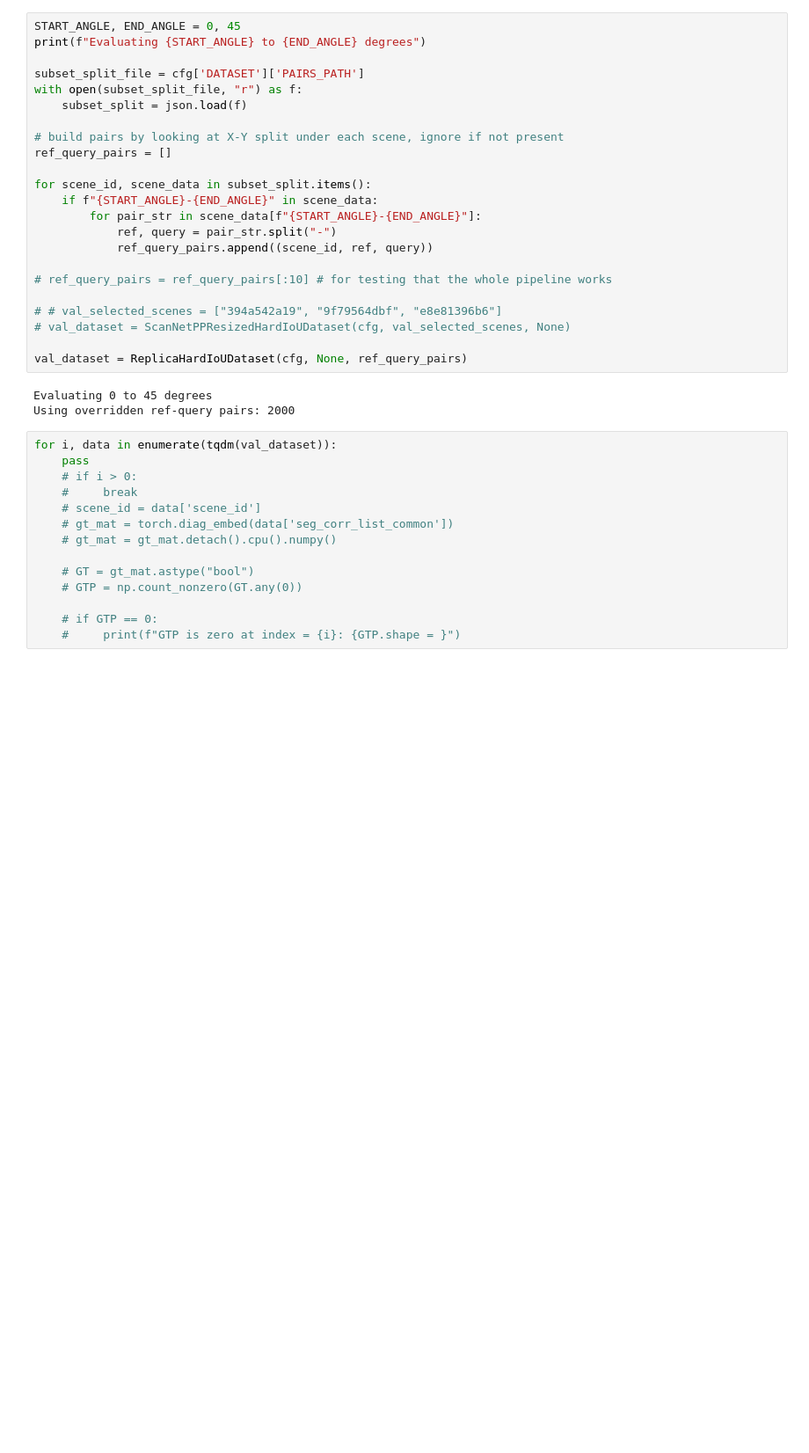
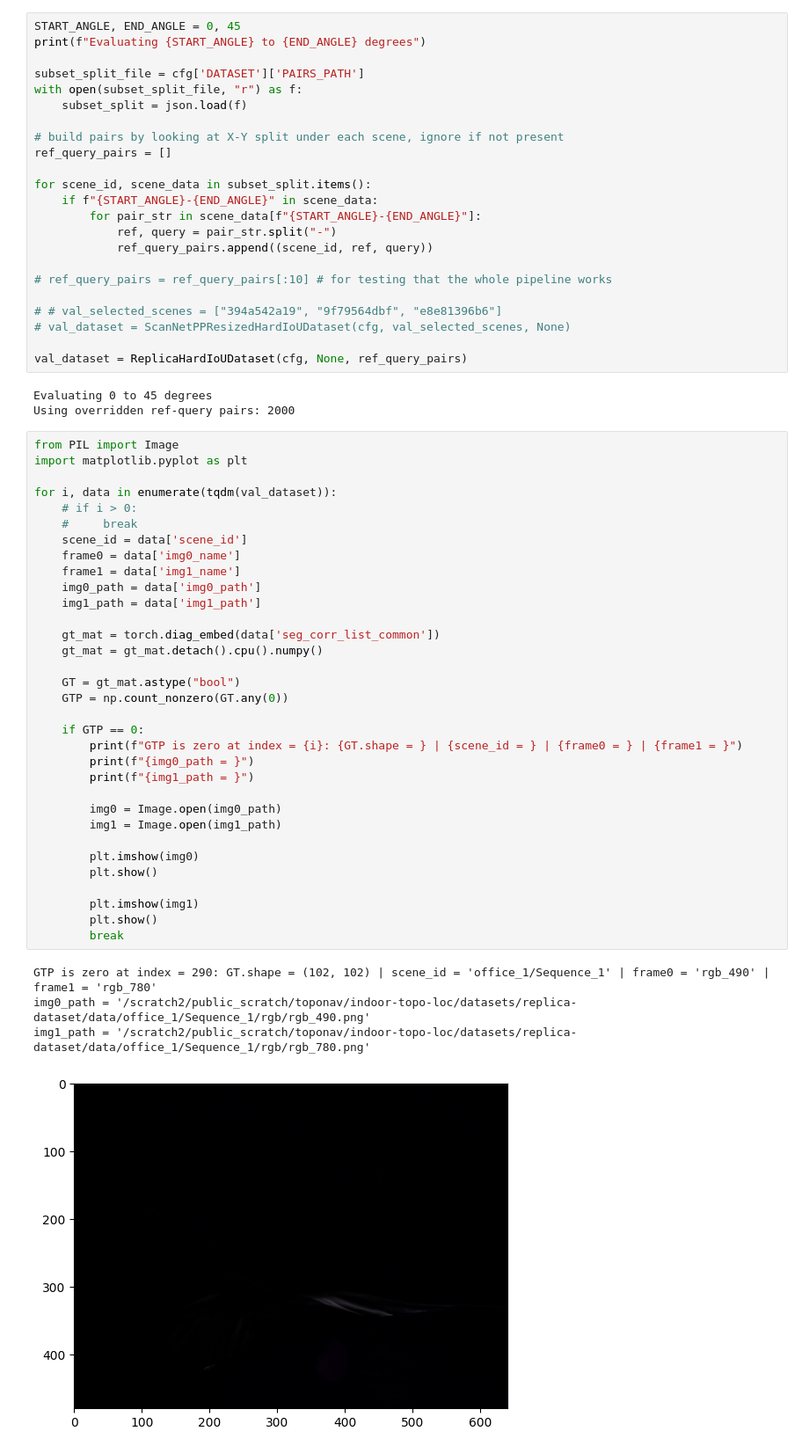
Before and after one commit to vanshg1729/kp2seg-evals, a Jupyter notebook: test-1-replica-dataloader.ipynb, the cells around one changed output. Shown at 88% size. Saved outputs shown, nothing was run; the diff lists cells and outputs as text; blank space fills up the shorter version.

```diff
--- a/test-1-replica-dataloader.ipynb
+++ b/test-1-replica-dataloader.ipynb
@@ -67,16 +67,40 @@ val_dataset = ReplicaHardIoUDataset(cfg, None, ref_query_pairs)
 Evaluating 0 to 45 degrees
 Using overridden ref-query pairs: 2000
 # %%
+from PIL import Image
+import matplotlib.pyplot as plt
+
 for i, data in enumerate(tqdm(val_dataset)):
-    pass
     # if i > 0:
     #     break
-    # scene_id = data['scene_id']
-    # gt_mat = torch.diag_embed(data['seg_corr_list_common'])
-    # gt_mat = gt_mat.detach().cpu().numpy()
+    scene_id = data['scene_id']
+    frame0 = data['img0_name']
+    frame1 = data['img1_name']
+    img0_path = data['img0_path']
+    img1_path = data['img1_path']
 
-    # GT = gt_mat.astype("bool")
-    # GTP = np.count_nonzero(GT.any(0))
+    gt_mat = torch.diag_embed(data['seg_corr_list_common'])
+    gt_mat = gt_mat.detach().cpu().numpy()
 
-    # if GTP == 0:
-    #     print(f"GTP is zero at index = {i}: {GTP.shape = }")
+    GT = gt_mat.astype("bool")
+    GTP = np.count_nonzero(GT.any(0))
+
+    if GTP == 0:
+        print(f"GTP is zero at index = {i}: {GT.shape = } | {scene_id = } | {frame0 = } | {frame1 = }")
+        print(f"{img0_path = }")
+        print(f"{img1_path = }")
+
+        img0 = Image.open(img0_path)
+        img1 = Image.open(img1_path)
+
+        plt.imshow(img0)
+        plt.show()
+
+        plt.imshow(img1)
+        plt.show()
+        break
+# %% [output]
+GTP is zero at index = 290: GT.shape = (102, 102) | scene_id = 'office_1/Sequence_1' | frame0 = 'rgb_490' | frame1 = 'rgb_780'
+img0_path = '/scratch2/public_scratch/toponav/indoor-topo-loc/datasets/replica-dataset/data/office_1/Sequence_1/rgb/rgb_490.png'
+img1_path = '/scratch2/public_scratch/toponav/indoor-topo-loc/datasets/replica-dataset/data/office_1/Sequence_1/rgb/rgb_780.png'
+[figure, added]
```
Also changed, not shown: parts of 3 cells of this notebook, 3 other files.
